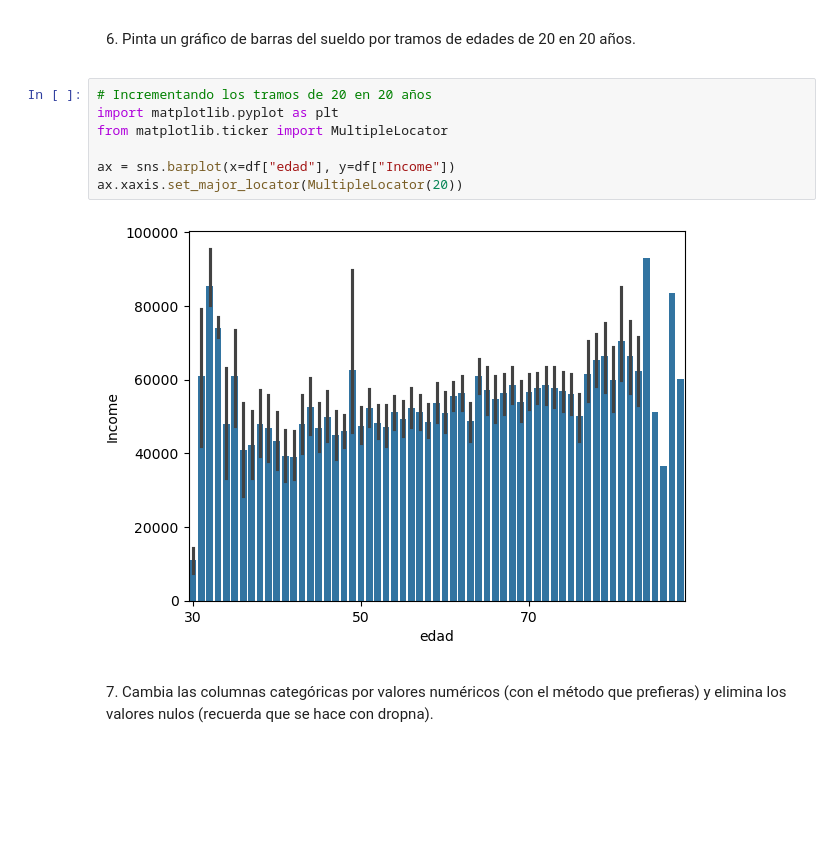
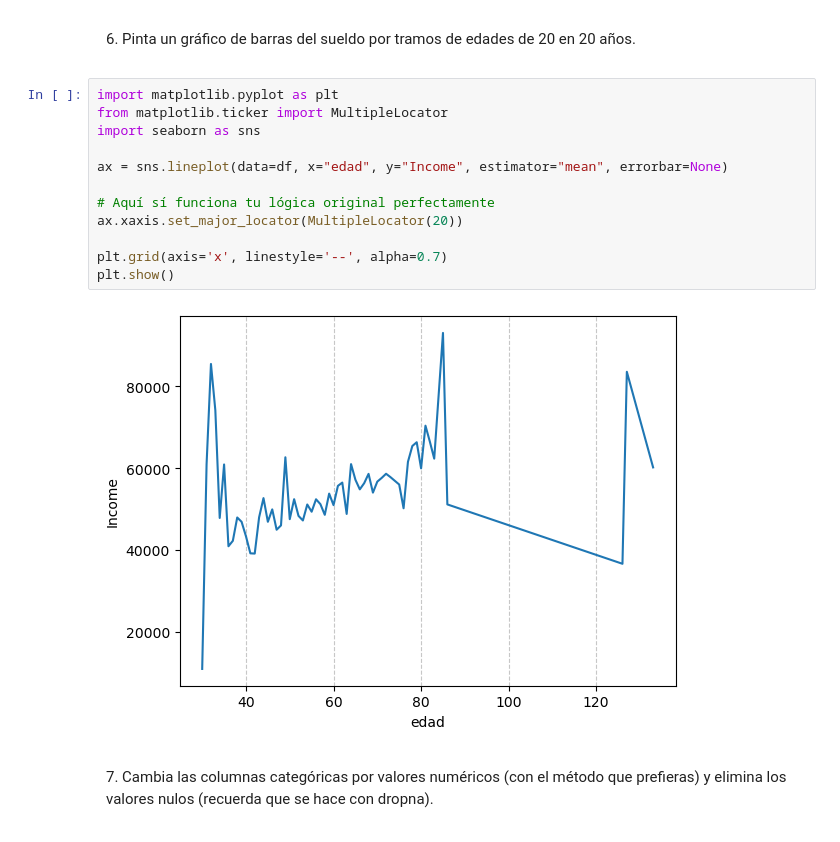
Before and after one commit to carloosfuentes/programacion-ia, a Jupyter notebook: Tema 3/Actividad3_15/Actividad3_15.ipynb, the cells around one changed output. Drawn from its saved outputs; the diff is of its cells as text; blank space fills up the shorter version.

```diff
--- a/Tema 3/Actividad3_15/Actividad3_15.ipynb
+++ b/Tema 3/Actividad3_15/Actividad3_15.ipynb
@@ -81,14 +81,19 @@ sns.barplot(x=df["Education"], y=df["Income"], estimator=np.mean)
 6. Pinta un gráfico de barras del sueldo por tramos de edades de 20 en 20 años.
 </div>
 # %%
-# Incrementando los tramos de 20 en 20 años
 import matplotlib.pyplot as plt
 from matplotlib.ticker import MultipleLocator
+import seaborn as sns
 
-ax = sns.barplot(x=df["edad"], y=df["Income"])
+ax = sns.lineplot(data=df, x="edad", y="Income", estimator="mean", errorbar=None)
+
+# Aquí sí funciona tu lógica original perfectamente
 ax.xaxis.set_major_locator(MultipleLocator(20))
+
+plt.grid(axis='x', linestyle='--', alpha=0.7)
+plt.show()
 # %% [output]
-[figure, old version]
+[figure, new version]
 # %% [markdown]
 <div style="border-style:groove;border-width:thin;padding:10px">
 7. Cambia las columnas categóricas por valores numéricos (con el método que prefieras) y elimina los valores nulos (recuerda que se hace con dropna).
```
Also changed, not shown: parts of 5 cells of this notebook.
